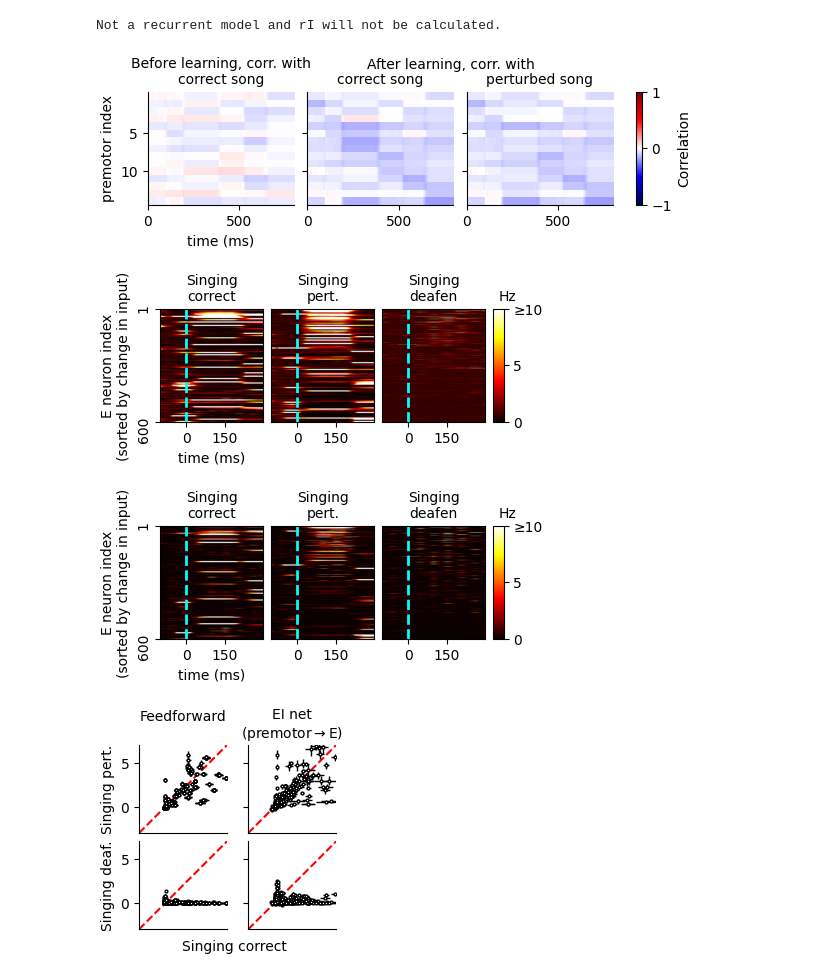
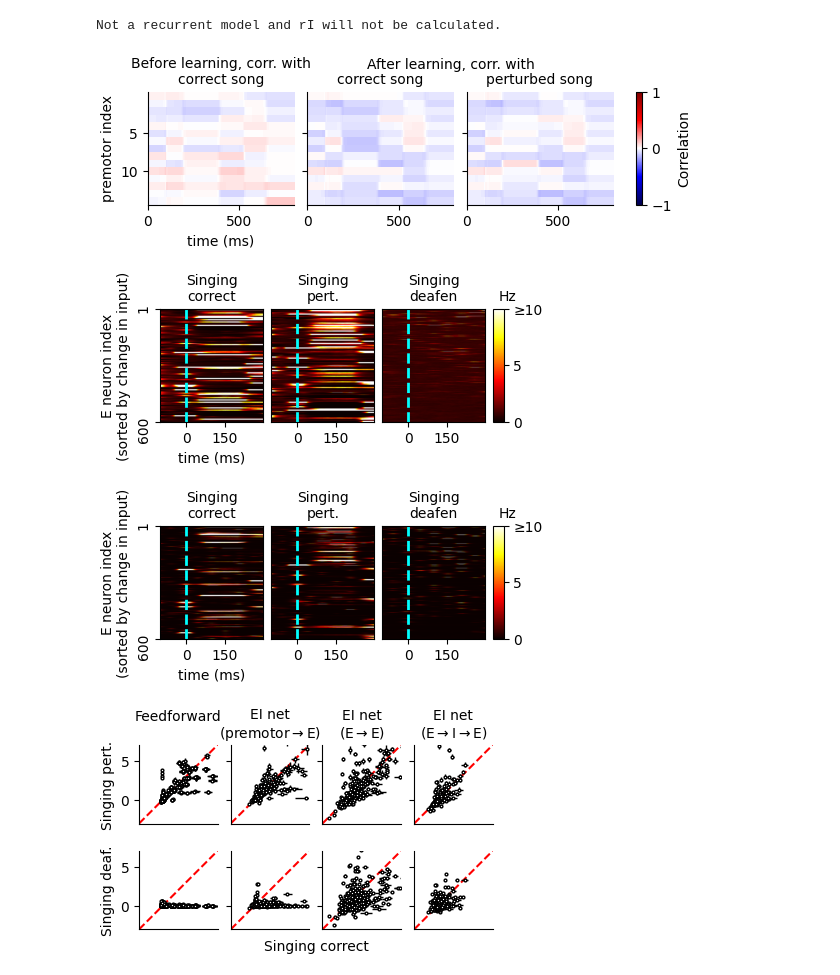
Before and after one commit to gongziyida/vocal-error-network, a Jupyter notebook: simulations/train_premotor2E_models_sparseW.ipynb, the cells around one changed output. Drawn from its saved outputs; the diff is of its cells as text; code cells hidden in the pictures.

Commit message:
sparse premotor

```diff
--- a/simulations/train_premotor2E_models_sparseW.ipynb
+++ b/simulations/train_premotor2E_models_sparseW.ipynb
@@ -60,7 +60,7 @@ _ = np.arange(N_rend)
 burst_ts = np.linspace(_*T_rend+T_burn, _*T_rend+T_burn+T_song, num=N_HVC, endpoint=False)
 save_W_ts = np.round(burst_ts[-1]+KERNEL_WIDTH).astype(int)
 
-w0_mean_HVC2E, w0_std_HVC2E, cW_HVC2E = 1/N_HVC, 1e-2, 0.1
+w0_mean, w0_std, cW = 1/N_HVC, 0, 0.05
 # %% [markdown]
 ### Main
 # %%
@@ -68,7 +68,7 @@ T_pre = 100 # time period to keep before song
 N_test_rend = 20
 T_test = T_burn + T_rend # Total
 cases = ('ctrl', 'pert', 'deaf')
-res = {k: [np.zeros((N_test_rend,T_pre+T_rend,NE+i)) for i in (0,NI)] for k in cases}
+res = {k: [np.zeros((N_test_rend,T_pre+T_rend,NE+i)) for i in (0,NI,NI,NI)] for k in cases}
 
 # Init auditory for training
 aud, _ = generate_realistic_aud(aud_real['ctrl'], N_rend, T_burn, T_post)
@@ -84,12 +84,18 @@ JIE = generate_matrix(NI, NE, gen, c, rng=rng, mean=JIE0, std=sIE, sparse=True)
 JII = generate_matrix(NI, NI, gen, c, rng=rng, mean=JII0, std=sII, sparse=True)
 
 # Init models
-net_FF = WCNet(NE, N_HVC, w0_mean_HVC2E, (rEmax, thE+5, slope), tauE,
-               w0_std=w0_std_HVC2E, cW=cW_HVC2E)
-net_HVC2E = EINet(NE, NI, N_HVC, w0_mean_HVC2E, (rEmax, thE+3, slope),
+net_FF = WCNet(NE, N_HVC, w0_mean, (rEmax, thE+5, slope), tauE,
+               w0_std=w0_std, cW=cW)
+net_HVC2E = EINet(NE, NI, N_HVC, w0_mean, (rEmax, thE+3, slope),
                   (rImax, thI, slope), tauE, tauI,
                   JEE=JEE.copy(), JEI=JEI.copy(), JIE=JIE.copy(), JII=JII.copy(),
-                  w0_std=w0_std_HVC2E, cW=cW_HVC2E)
+                  w0_std=w0_std, cW=cW)
+net_E2E = EINet(NE, NI, N_HVC, w0_mean, (rEmax, thE, slope), (rImax, thI, slope), tauE, tauI,
+                JEE=JEE.copy(), JEI=JEI.copy(), JIE=JIE.copy(), JII=JII.copy(),
+                w0_std=w0_std, cW=cW)
+net_E2I = EINet(NE, NI, N_HVC, w0_mean, (rEmax, thE, slope), (rImax, thI, slope), tauE, tauI,
+                JEE=JEE.copy(), JEI=JEI.copy(), JIE=JIE.copy(), JII=JII.copy(),
+                w0_std=w0_std, cW=cW)
 
 hE0 = rng.normal(loc=-10, scale=0.5, size=NE)
 hI0 = rng.normal(loc=-1, scale=0.5, size=NI)
@@ -97,13 +103,25 @@ hI0 = rng.normal(loc=-1, scale=0.5, size=NI)
 with np.errstate(divide='ignore', over='ignore', invalid='ignore'):
     # Training
     plasticity_kwargs = dict(plasticity=bilin_hebb_E_HVC, lr=-3e-2,
-                             tauW=1e5, asyn_H=10, rE_th=1, no_progress_bar=True)
+                             tauW=1e5, asyn_H=10, rE_th=1.5, no_progress_bar=True)
     rE_FF, rI, Ws_FF, _, _ = net_FF.sim(hE0, rH, aud, save_W_ts, T, dt, 0.1, **plasticity_kwargs)
 
     plasticity_kwargs = dict(plasticity=dict(HVC=bilin_hebb_E_HVC), lr=dict(HVC=-3e-2),
-                             tauW=1e5, asyn_H=10, rE_th=1, no_progress_bar=True)
+                             tauW=1e5, asyn_H=10, rE_th=1.5, no_progress_bar=True)
     rE_HVC2E, rI, Ws_HVC2E, _, _ = net_HVC2E.sim(hE0, hI0, rH, aud, save_W_ts, T, dt, 0.1,
                                                  **plasticity_kwargs)
+
+    plasticity_kwargs = dict(plasticity=dict(JEE=bilin_hebb_EE), lr=dict(JEE=-5e-2),
+                         tauW=1e5, JEE0_mean=JEE0, asyn_E=10, rE_th=1.5, no_progress_bar=True)
+    rE_E2E, rI, Ws_E2E, _, _ = net_E2E.sim(hE0, hI0, rH, aud, save_W_ts, T, dt, 0.1,
+                                           **plasticity_kwargs)
+
+    plasticity_kwargs = dict(plasticity=dict(JEI=bilin_hebb_EI,JIE=bilin_hebb_IE),
+                             lr=dict(JEI=5e-2,JIE=6e-3), tauW=1e5,
+                             JEI0_mean=JEI0, JIE0_mean=JIE0,
+                             asyn_E=10, asyn_I=0, rE_th=1.5, rI_th=5, no_progress_bar=True)
+    rE_E2I, rI, Ws_E2I, _, _ = net_E2I.sim(hE0, hI0, rH, aud, save_W_ts, T, dt, 0.1,
+                                           **plasticity_kwargs)
 
     # Init auditory for testing
     args = (N_test_rend, T_burn, T_post, None, False)
@@ -117,6 +135,8 @@ with np.errstate(divide='ignore', over='ignore', invalid='ignore'):
                         noise_strength=1, no_progress_bar=True)
             res[k][0][i] = np.hstack(net_FF.sim(hE0, **args)[:1])[T_burn-T_pre:]
             res[k][1][i] = np.hstack(net_HVC2E.sim(hE0, hI0, **args)[:2])[T_burn-T_pre:]
+            res[k][2][i] = np.hstack(net_E2E.sim(hE0, hI0, **args)[:2])[T_burn-T_pre:]
+            res[k][3][i] = np.hstack(net_E2I.sim(hE0, hI0, **args)[:2])[T_burn-T_pre:]
 # %% [output]
 Not a recurrent model and rI will not be calculated.
 # %%
@@ -125,7 +145,7 @@ fig, ax = plot_corr_mat(Ws_HVC2E['HVC'], aud_real['ctrl'].mean(axis=0).T,
                         ylabel='premotor index', yticks=[5, 10], xlabel='time (ms)')
 fig.savefig(os.path.join(IMG_DIR, 'sparseW_EI_learn_res.svg'))
 # %% [output]
-[figure, old version]
+[figure, new version]
 # %%
 res_trial_avg, res_time_avg_trial_avg, res_time_avg_trial_se = {}, {}, {}
 for k in cases:
@@ -154,14 +174,15 @@ for l, m in enumerate(('FF', 'EI')):
     ax[0].set(xlabel='time (ms)')
     fig.savefig(os.path.join(IMG_DIR, 'sparseW_premotor2E_err_response_%s.svg' % m))
 # %% [output]
-[figure, old version]
+[figure, new version]
-[figure, old version]
+[figure, new version]
 # %%
 test_names = dict(pert='Singing pert.', deaf='Singing deaf.')
-model_names = ('Feedforward\n', 'EI net\n(premotor$\\to$E)')
+model_names = ('Feedforward\n', 'EI net\n(premotor$\\to$E)',
+               'EI net\n(E$\\to$E)', 'EI net\n(E$\\to$I$\\to$E)')
 
 fig, ax = plot_ctrl_vs_nonctrl(res_time_avg_trial_avg, res_time_avg_trial_se,
-                               test_names, model_names, figsize=(2.5,2.5))
+                               test_names, model_names, figsize=(4,2.5))
 fig.savefig(os.path.join(IMG_DIR, 'sparseW_premotor2E_learn_real_joint_dist.svg'), dpi=300)
 # %% [output]
-[figure, old version]
+[figure, new version]
```
Also changed, not shown: parts of 2 cells of this notebook, 1 other file.
